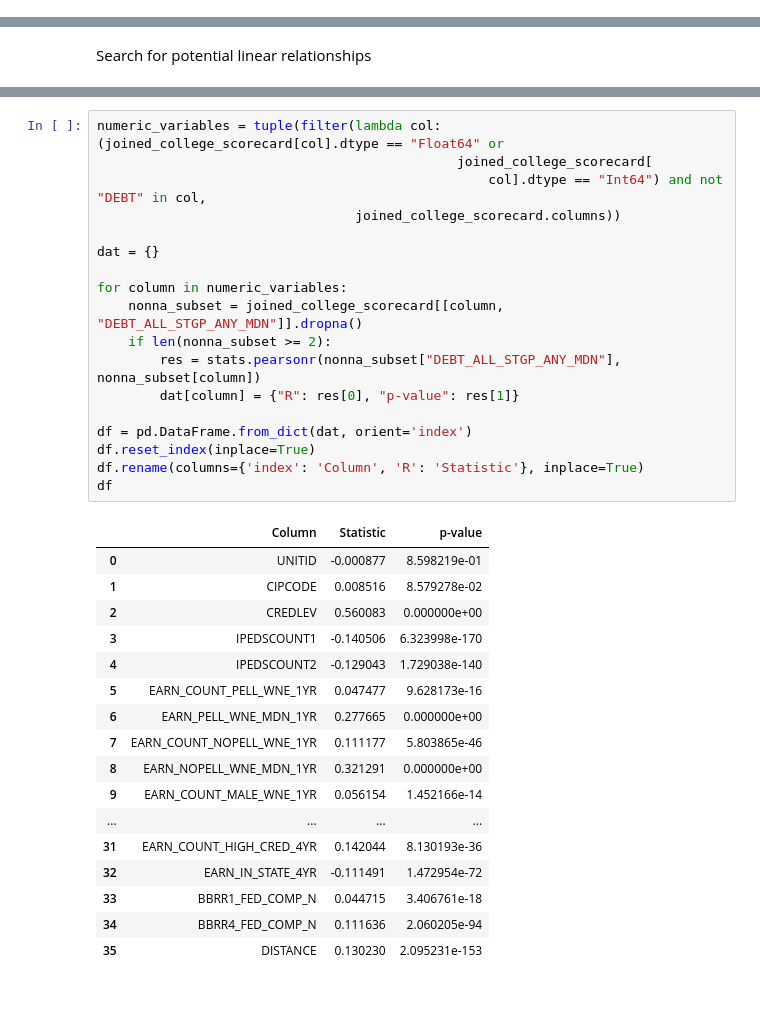
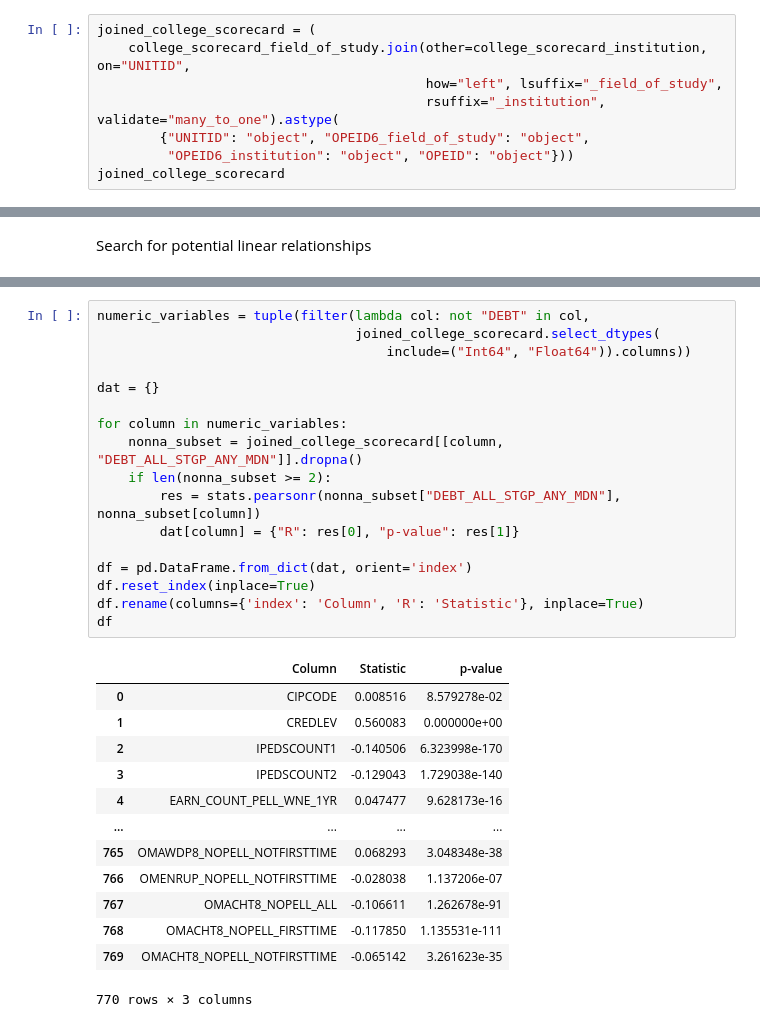
Before and after one commit to pmarshall7516/college-scorecard-analysis, a Jupyter notebook: main.ipynb, the cells around one changed output, grey strips where cells are left out. Drawn from its saved outputs; the diff is of its cells as text; blank space fills up the shorter version.

```diff
--- a/main.ipynb
+++ b/main.ipynb
@@ -92,0 +74,8 @@ joined_college_scorecard
+# %%
+joined_college_scorecard = (
+    college_scorecard_field_of_study.join(other=college_scorecard_institution, on="UNITID",
+                                          how="left", lsuffix="_field_of_study",
+                                          rsuffix="_institution", validate="many_to_one").astype(
+        {"UNITID": "object", "OPEID6_field_of_study": "object",
+         "OPEID6_institution": "object", "OPEID": "object"}))
+joined_college_scorecard
@@ -210,36 +222,31 @@ pd.DataFrame(joined_college_scorecard.dtypes)
 # %%
-numeric_variables = tuple(filter(lambda col: (joined_college_scorecard[col].dtype == "Float64" or
-                                              joined_college_scorecard[
-                                                  col].dtype == "Int64") and not "DEBT" in col,
-                                 joined_college_scorecard.columns))
+numeric_variables = tuple(filter(lambda col: not "DEBT" in col,
+                                 joined_college_scorecard.select_dtypes(
+                                     include=("Int64", "Float64")).columns))
 
 dat = {}
 
 for column in numeric_variables:
     nonna_subset = joined_college_scorecard[[column, "DEBT_ALL_STGP_ANY_MDN"]].dropna()
     if len(nonna_subset >= 2):
         res = stats.pearsonr(nonna_subset["DEBT_ALL_STGP_ANY_MDN"], nonna_subset[column])
         dat[column] = {"R": res[0], "p-value": res[1]}
 
 df = pd.DataFrame.from_dict(dat, orient='index')
 df.reset_index(inplace=True)
 df.rename(columns={'index': 'Column', 'R': 'Statistic'}, inplace=True)
 df
 # %% [output]
 |  | Column | Statistic | p-value |
-| 0 | UNITID | -0.000877 | 8.598219e-01 |
-| 1 | CIPCODE | 0.008516 | 8.579278e-02 |
-| 2 | CREDLEV | 0.560083 | 0.000000e+00 |
-| 3 | IPEDSCOUNT1 | -0.140506 | 6.323998e-170 |
-| 4 | IPEDSCOUNT2 | -0.129043 | 1.729038e-140 |
-| 5 | EARN_COUNT_PELL_WNE_1YR | 0.047477 | 9.628173e-16 |
-| 6 | EARN_PELL_WNE_MDN_1YR | 0.277665 | 0.000000e+00 |
-| 7 | EARN_COUNT_NOPELL_WNE_1YR | 0.111177 | 5.803865e-46 |
-| 8 | EARN_NOPELL_WNE_MDN_1YR | 0.321291 | 0.000000e+00 |
-| 9 | EARN_COUNT_MALE_WNE_1YR | 0.056154 | 1.452166e-14 |
+| 0 | CIPCODE | 0.008516 | 8.579278e-02 |
+| 1 | CREDLEV | 0.560083 | 0.000000e+00 |
+| 2 | IPEDSCOUNT1 | -0.140506 | 6.323998e-170 |
+| 3 | IPEDSCOUNT2 | -0.129043 | 1.729038e-140 |
+| 4 | EARN_COUNT_PELL_WNE_1YR | 0.047477 | 9.628173e-16 |
 | ... | ... | ... | ... |
-| 31 | EARN_COUNT_HIGH_CRED_4YR | 0.142044 | 8.130193e-36 |
-| 32 | EARN_IN_STATE_4YR | -0.111491 | 1.472954e-72 |
-| 33 | BBRR1_FED_COMP_N | 0.044715 | 3.406761e-18 |
-| 34 | BBRR4_FED_COMP_N | 0.111636 | 2.060205e-94 |
-| 35 | DISTANCE | 0.130230 | 2.095231e-153 |
+| 765 | OMAWDP8_NOPELL_NOTFIRSTTIME | 0.068293 | 3.048348e-38 |
+| 766 | OMENRUP_NOPELL_NOTFIRSTTIME | -0.028038 | 1.137206e-07 |
+| 767 | OMACHT8_NOPELL_ALL | -0.106611 | 1.262678e-91 |
+| 768 | OMACHT8_NOPELL_FIRSTTIME | -0.117850 | 1.135531e-111 |
+| 769 | OMACHT8_NOPELL_NOTFIRSTTIME | -0.065142 | 3.261623e-35 |
+770 rows × 3 columns
```
Also changed, not shown: parts of 8 cells of this notebook.
